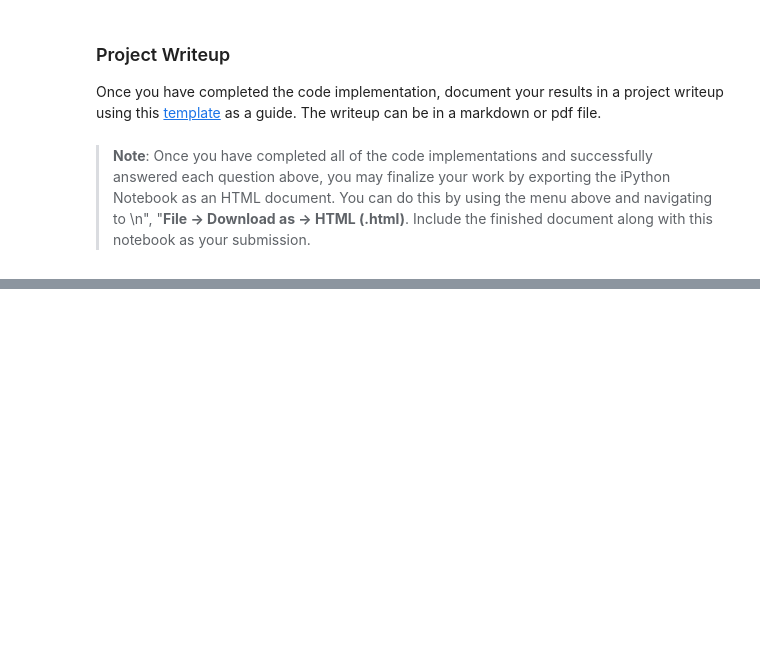
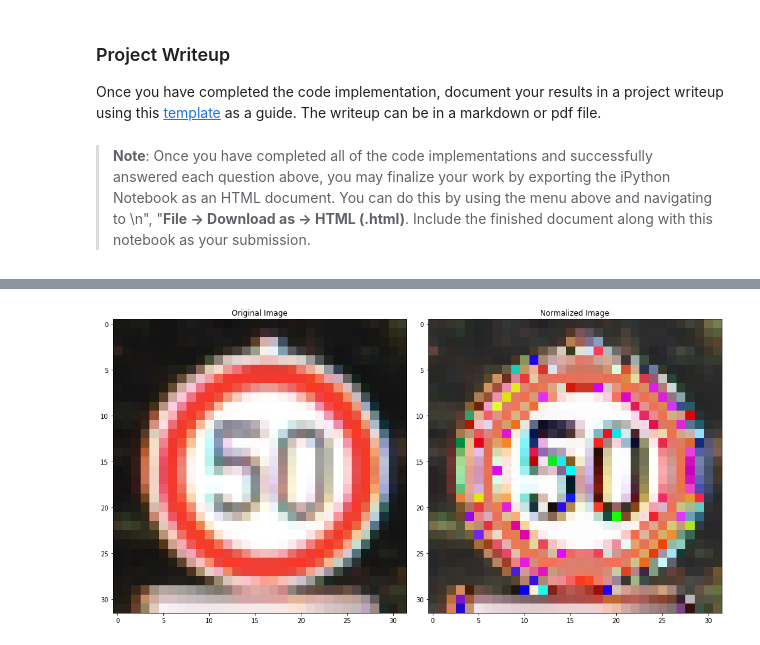
Before and after one commit to ashishsnaik/CarND-Traffic-Sign-Classifier-Project-P3, a Jupyter notebook: Traffic_Sign_Classifier.ipynb, the cells around one changed output, grey strips where cells are left out. Saved outputs shown, nothing was run; the diff lists cells and outputs as text; code cells hidden in the pictures; blank space fills up the shorter version.

```diff
--- a/Traffic_Sign_Classifier.ipynb
+++ b/Traffic_Sign_Classifier.ipynb
@@ -1403,3 +1403,13 @@ def outputFeatureMap(image_input, tf_activation, activation_min=-1, activation_m
             plt.imshow(activation[0,:,:, featuremap], interpolation="nearest", vmin=activation_min, cmap="gray")
         else:
             plt.imshow(activation[0,:,:, featuremap], interpolation="nearest", cmap="gray")
+# %%
+X_train_ori, y_train_ori = train['features'], train['labels']
+# %%
+idx = train_sample_idx[0]
+image_input_ori = X_train_ori[idx]
+image_input_normalized = normalize(image_input_ori)
+
+plot_images([image_input_ori, image_input_normalized], titles=["Original Image", "Normalized Image"])
+# %% [output]
+[figure, added]
```
Also changed, not shown: parts of 1 cell of this notebook, 1 other file.
